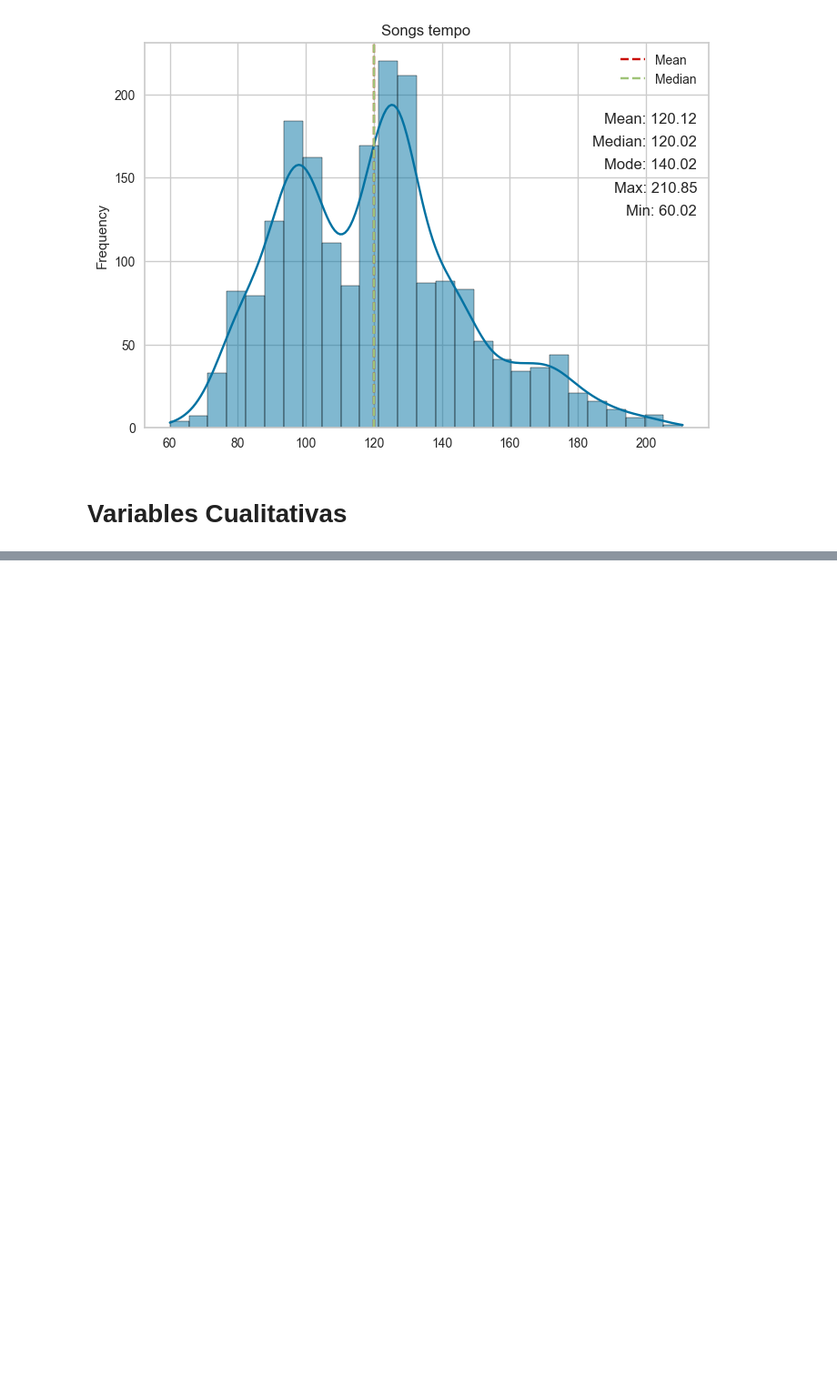
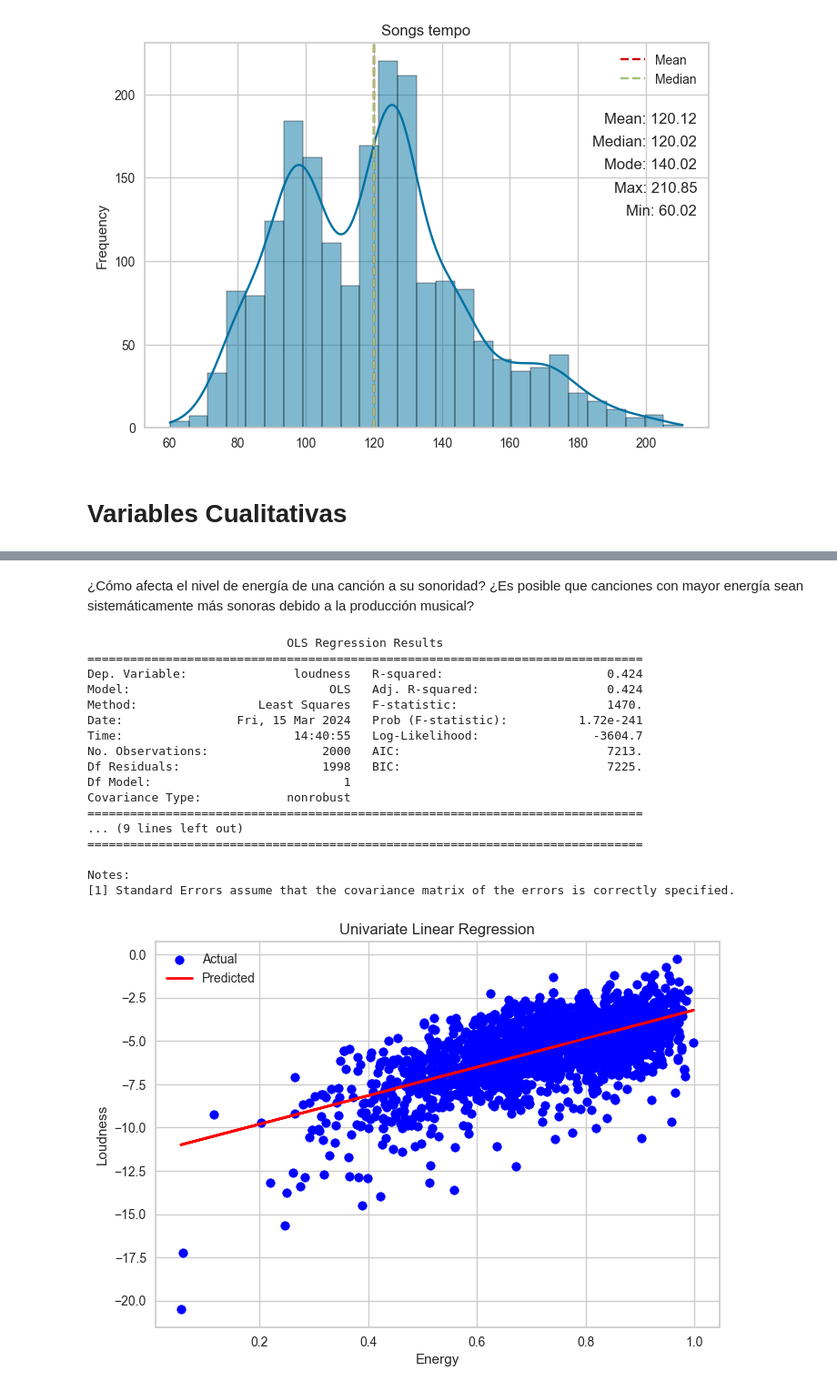
Before and after one commit to estebandonis/Proyecto1-MineriadeDatos, a Jupyter notebook: proyecto1.ipynb, the cells around one changed output, grey strips where cells are left out. Shown at 91% size. Saved outputs shown, nothing was run; the diff lists cells and outputs as text; code cells hidden in the pictures; blank space fills up the shorter version.

Commit message:
linear regression

```diff
--- a/proyecto1.ipynb
+++ b/proyecto1.ipynb
@@ -757,0 +760,62 @@ Name: genre, dtype: int64
+# %% [markdown]
+¿Cómo afecta el nivel de energía de una canción a su sonoridad? ¿Es posible que canciones con mayor energía sean sistemáticamente más sonoras debido a la producción musical?
+# %%
+import statsmodels.api as sm
+import matplotlib.pyplot as plt
+
+# Asumiendo que df es tu DataFrame y que contiene las columnas 'energy' y 'loudness'
+
+# Variable predictora
+X = songs_df['energy']
+
+# Añadir una constante para el término de intercepción
+X = sm.add_constant(X)
+
+# Variable objetivo
+y = songs_df['loudness']
+
+# Modelo de regresión lineal
+model = sm.OLS(y, X).fit()
+
+# Resumen del modelo
+print(model.summary())
+
+# Hacer predicciones
+predictions = model.predict(X)
+
+# Gráfico de dispersión y línea de regresión
+plt.scatter(songs_df['energy'], y, color='blue', label='Actual')
+plt.plot(songs_df['energy'], predictions, color='red', linewidth=2, label='Predicted')
+plt.xlabel('Energy')
+plt.ylabel('Loudness')
+plt.title('Univariate Linear Regression')
+plt.legend()
+plt.show()
+
+# Gráfico de residuos
+residuals = y - predictions
+plt.scatter(songs_df['energy'], residuals)
+plt.axhline(y=0, color='red', linestyle='--')
+plt.xlabel('Energy')
+plt.ylabel('Residuals')
+plt.title('Residual Plot')
+plt.show()
+# %% [output]
+                            OLS Regression Results
+==============================================================================
+Dep. Variable:               loudness   R-squared:                       0.424
+Model:                            OLS   Adj. R-squared:                  0.424
+Method:                 Least Squares   F-statistic:                     1470.
+Date:                Fri, 15 Mar 2024   Prob (F-statistic):          1.72e-241
+Time:                        14:40:55   Log-Likelihood:                -3604.7
+No. Observations:                2000   AIC:                             7213.
+Df Residuals:                    1998   BIC:                             7225.
+Df Model:                           1
+Covariance Type:            nonrobust
+==============================================================================
+... (9 lines left out)
+==============================================================================
+
+Notes:
+[1] Standard Errors assume that the covariance matrix of the errors is correctly specified.
+[figure, added]
```
Also changed, not shown: parts of 10 cells of this notebook.
